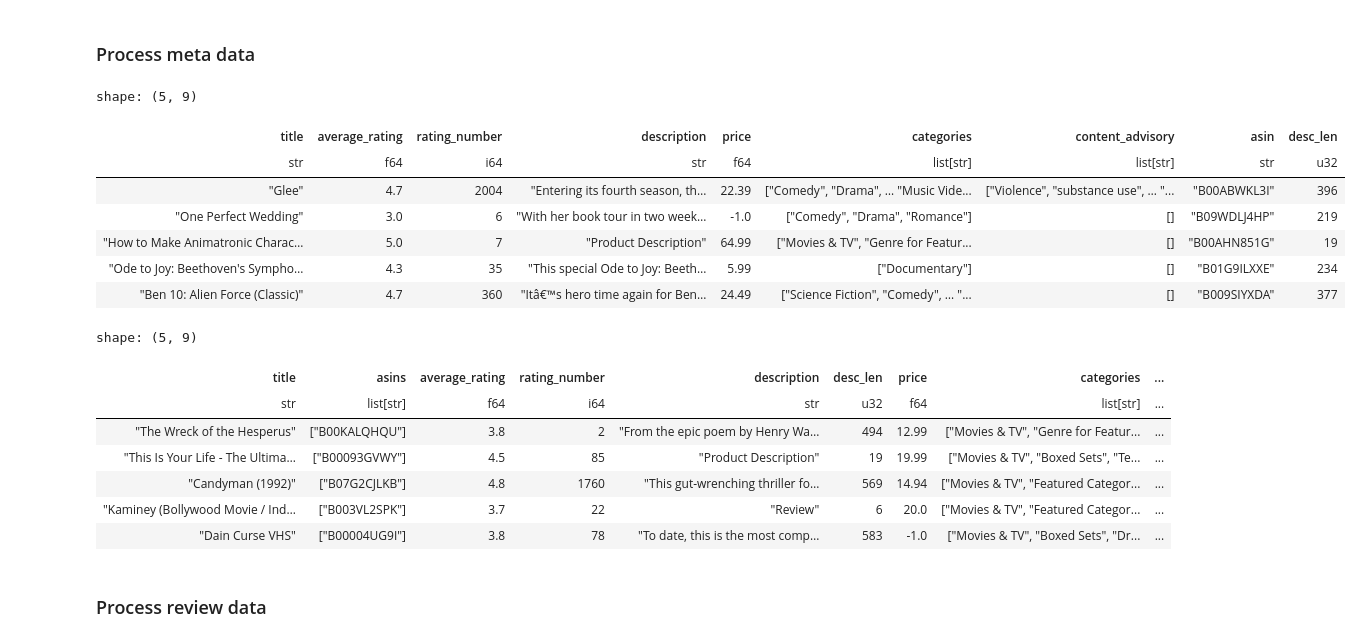
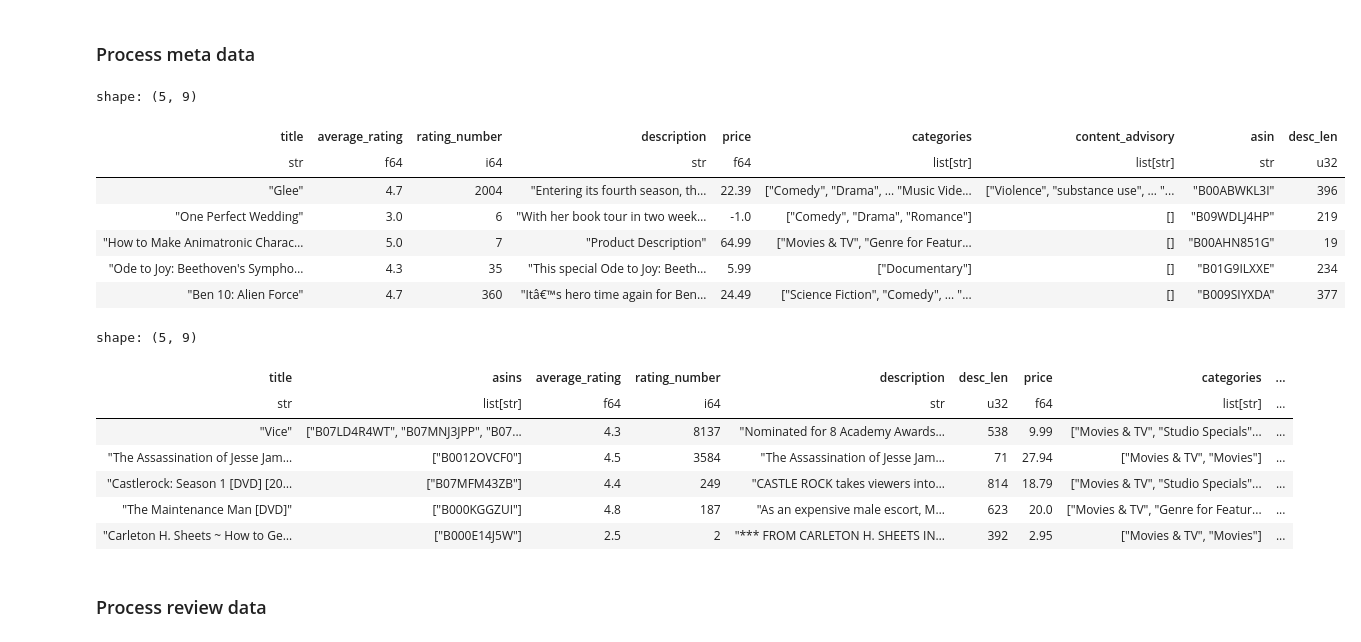
Before and after one commit to runeharlyk/CSS-02467-exam-project, a Jupyter notebook: Part 1.ipynb, the cells around one changed output. Cells and saved outputs as stored; diff of their text form; code cells hidden in the pictures.

```diff
--- a/Part 1.ipynb
+++ b/Part 1.ipynb
@@ -69,6 +70,15 @@ df_meta = df_meta.with_columns(
     .str.extract(r"([0-9]+(?:\.[0-9]+)?)", 1)
     .cast(pl.Float64)
     .fill_null(-1)
+)
+
+# Map title
+df_meta = df_meta.with_columns(
+    pl.col("title")
+      .str.replace(r"\[.*?\]", "", literal=False)
+      .str.replace(r"\(.*?\)", "", literal=False)
+      .str.strip_chars()
+      .alias("title")
 )
 
 # Map description
@@ -80,34 +90,34 @@ df_meta = df_meta.with_columns(
     .then(pl.lit([""]).cast(pl.List(pl.Utf8)))
     .otherwise(pl.col("description"))
     .alias("description")
 )
 
 df_meta = df_meta.with_columns(
     pl.col("description").list.get(0).alias("description") # TODO GET THE LONGEST DESCRIPTION
 )
 
 df_meta = df_meta.with_columns(
     pl.col("description").str.len_chars().alias("desc_len")
 )
 
 # Map Content advisory
 df_meta = df_meta.with_columns(
     pl.struct(["details"]).map_elements(
         lambda s: s["details"]["Content advisory"] if s["details"] and "Content advisory" in s["details"] else [],
         return_dtype=pl.List(pl.Utf8)
     ).alias("details")
 ).rename({"details": "content_advisory"})
 
 df_meta.limit(5)
 # %% [output]
 shape: (5, 9)
 | title | average_rating | rating_number | description | price | categories | content_advisory | asin | desc_len |
 | str | f64 | i64 | str | f64 | list[str] | list[str] | str | u32 |
 | "Glee" | 4.7 | 2004 | "Entering its fourth season, th… | 22.39 | ["Comedy", "Drama", … "Music Vide... | ["Violence", "substance use", … "... | "B00ABWKL3I" | 396 |
 | "One Perfect Wedding" | 3.0 | 6 | "With her book tour in two week… | -1.0 | ["Comedy", "Drama", "Romance"] | [] | "B09WDLJ4HP" | 219 |
 | "How to Make Animatronic Charac… | 5.0 | 7 | "Product Description" | 64.99 | ["Movies & TV", "Genre for Featur... | [] | "B00AHN851G" | 19 |
 | "Ode to Joy: Beethoven's Sympho… | 4.3 | 35 | "This special Ode to Joy: Beeth… | 5.99 | ["Documentary"] | [] | "B01G9ILXXE" | 234 |
-| "Ben 10: Alien Force (Classic)" | 4.7 | 360 | "Itâ€™s hero time again for Ben… | 24.49 | ["Science Fiction", "Comedy", … "... | [] | "B009SIYXDA" | 377 |
+| "Ben 10: Alien Force" | 4.7 | 360 | "Itâ€™s hero time again for Ben… | 24.49 | ["Science Fiction", "Comedy", … "... | [] | "B009SIYXDA" | 377 |
 # %%
 best_per_title = (
     df_meta.sort(["desc_len", "rating_number"], descending=[True, True])
@@ -129,11 +139,11 @@ best_per_title.limit(5)
 shape: (5, 9)
 | title | asins | average_rating | rating_number | description | desc_len | price | categories | ... |
 | str | list[str] | f64 | i64 | str | u32 | f64 | list[str] | ... |
-| "The Wreck of the Hesperus" | ["B00KALQHQU"] | 3.8 | 2 | "From the epic poem by Henry Wa… | 494 | 12.99 | ["Movies & TV", "Genre for Featur... | ... |
-| "This Is Your Life - The Ultima… | ["B00093GVWY"] | 4.5 | 85 | "Product Description" | 19 | 19.99 | ["Movies & TV", "Boxed Sets", "Te... | ... |
-| "Candyman (1992)" | ["B07G2CJLKB"] | 4.8 | 1760 | "This gut-wrenching thriller fo… | 569 | 14.94 | ["Movies & TV", "Featured Categor... | ... |
-| "Kaminey (Bollywood Movie / Ind… | ["B003VL2SPK"] | 3.7 | 22 | "Review" | 6 | 20.0 | ["Movies & TV", "Featured Categor... | ... |
-| "Dain Curse VHS" | ["B00004UG9I"] | 3.8 | 78 | "To date, this is the most comp… | 583 | -1.0 | ["Movies & TV", "Boxed Sets", "Dr... | ... |
+| "Vice" | ["B07LD4R4WT", "B07MNJ3JPP", "B07... | 4.3 | 8137 | "Nominated for 8 Academy Awards… | 538 | 9.99 | ["Movies & TV", "Studio Specials"... | ... |
+| "The Assassination of Jesse Jam… | ["B0012OVCF0"] | 4.5 | 3584 | "The Assassination of Jesse Jam… | 71 | 27.94 | ["Movies & TV", "Movies"] | ... |
+| "Castlerock: Season 1 [DVD] [20… | ["B07MFM43ZB"] | 4.4 | 249 | "CASTLE ROCK takes viewers into… | 814 | 18.79 | ["Movies & TV", "Studio Specials"... | ... |
+| "The Maintenance Man [DVD]" | ["B000KGGZUI"] | 4.8 | 187 | "As an expensive male escort, M… | 623 | 20.0 | ["Movies & TV", "Genre for Featur... | ... |
+| "Carleton H. Sheets ~ How to Ge… | ["B000E14J5W"] | 2.5 | 2 | "*** FROM CARLETON H. SHEETS IN… | 392 | 2.95 | ["Movies & TV", "Movies"] | ... |
 # %% [markdown]
 ### Process review data
 # %%
```
Also changed, not shown: parts of 31 cells of this notebook.
